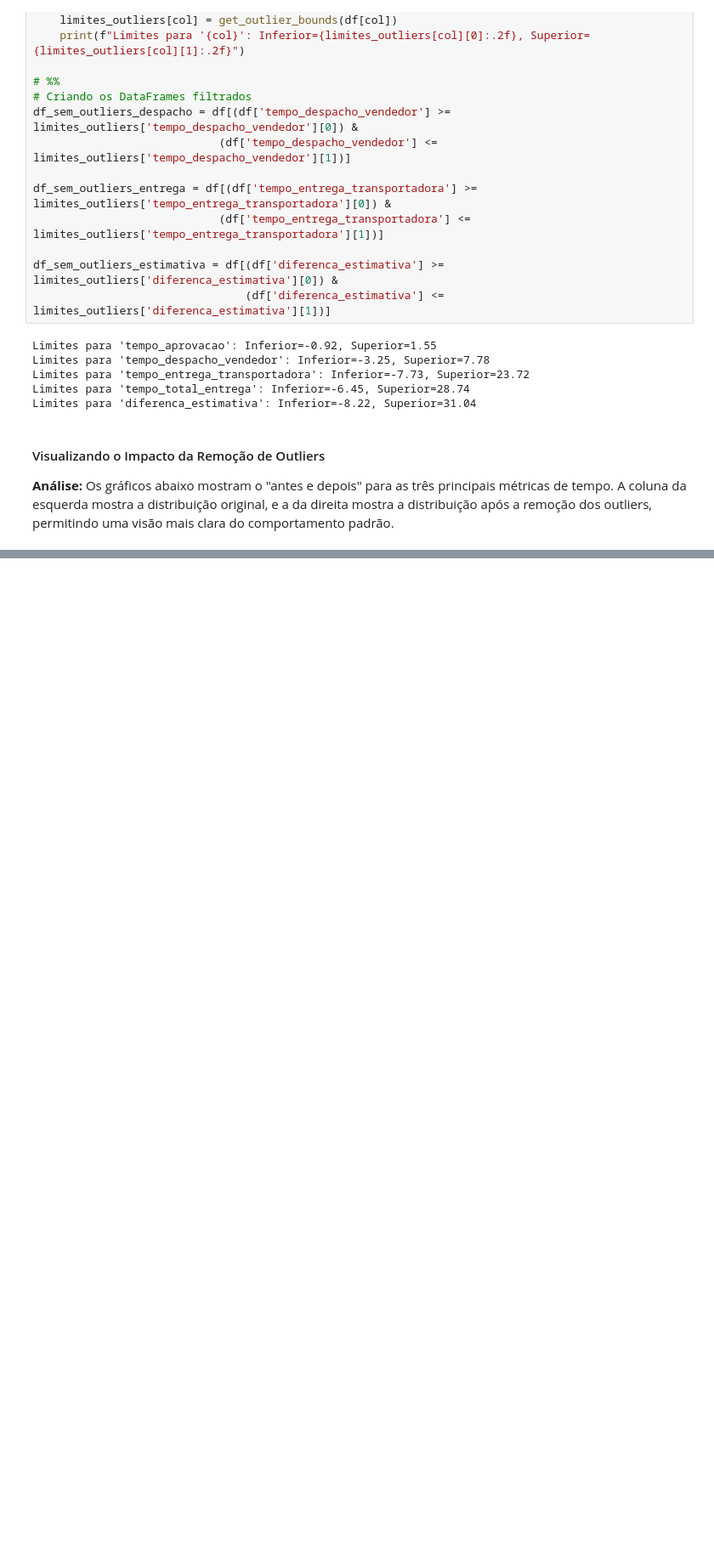
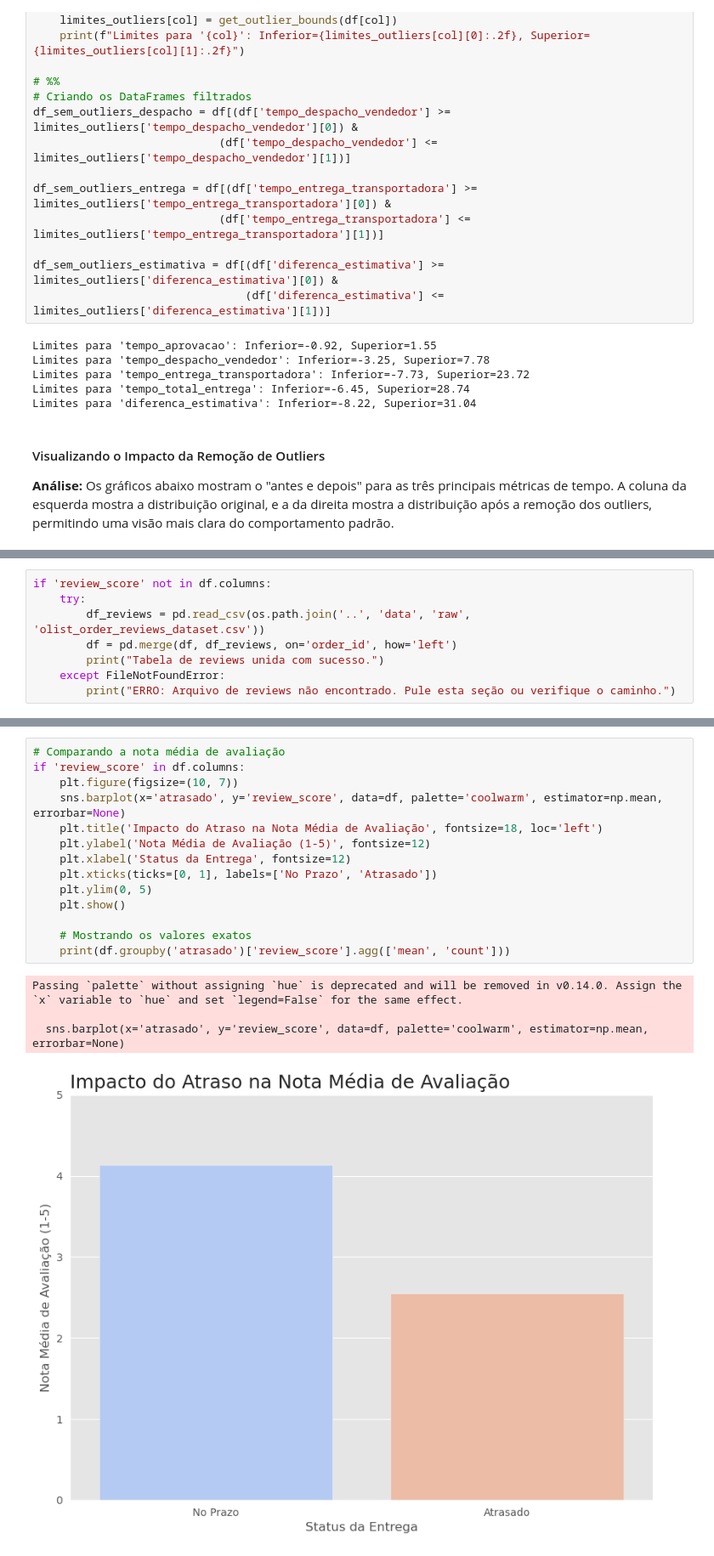
Before and after one commit to guilhptg/AnaliseFunilDeVendas, a Jupyter notebook: notebooks/eda.ipynb, the cells around one changed output, grey strips where cells are left out. Shown at 85% size. Saved outputs shown, nothing was run; the diff lists cells and outputs as text; blank space fills up the shorter version.

```diff
--- a/notebooks/eda.ipynb
+++ b/notebooks/eda.ipynb
@@ -396,0 +577,8 @@ A comparação lado a lado é extremamente reveladora e nos permite entender a o
+# %%
+if 'review_score' not in df.columns:
+    try:
+        df_reviews = pd.read_csv(os.path.join('..', 'data', 'raw', 'olist_order_reviews_dataset.csv'))
+        df = pd.merge(df, df_reviews, on='order_id', how='left')
+        print("Tabela de reviews unida com sucesso.")
+    except FileNotFoundError:
+        print("ERRO: Arquivo de reviews não encontrado. Pule esta seção ou verifique o caminho.")
@@ -396,0 +589,19 @@ A comparação lado a lado é extremamente reveladora e nos permite entender a o
+# %%
+# Comparando a nota média de avaliação
+if 'review_score' in df.columns:
+    plt.figure(figsize=(10, 7))
+    sns.barplot(x='atrasado', y='review_score', data=df, palette='coolwarm', estimator=np.mean, errorbar=None)
+    plt.title('Impacto do Atraso na Nota Média de Avaliação', fontsize=18, loc='left')
+    plt.ylabel('Nota Média de Avaliação (1-5)', fontsize=12)
+    plt.xlabel('Status da Entrega', fontsize=12)
+    plt.xticks(ticks=[0, 1], labels=['No Prazo', 'Atrasado'])
+    plt.ylim(0, 5)
+    plt.show()
+
+    # Mostrando os valores exatos
+    print(df.groupby('atrasado')['review_score'].agg(['mean', 'count']))
+# %% [output]
+Passing `palette` without assigning `hue` is deprecated and will be removed in v0.14.0. Assign the `x` variable to `hue` and set `legend=False` for the same effect.
+
+  sns.barplot(x='atrasado', y='review_score', data=df, palette='coolwarm', estimator=np.mean, errorbar=None)
+[figure, added]
```
Also changed, not shown: parts of 39 cells of this notebook.
